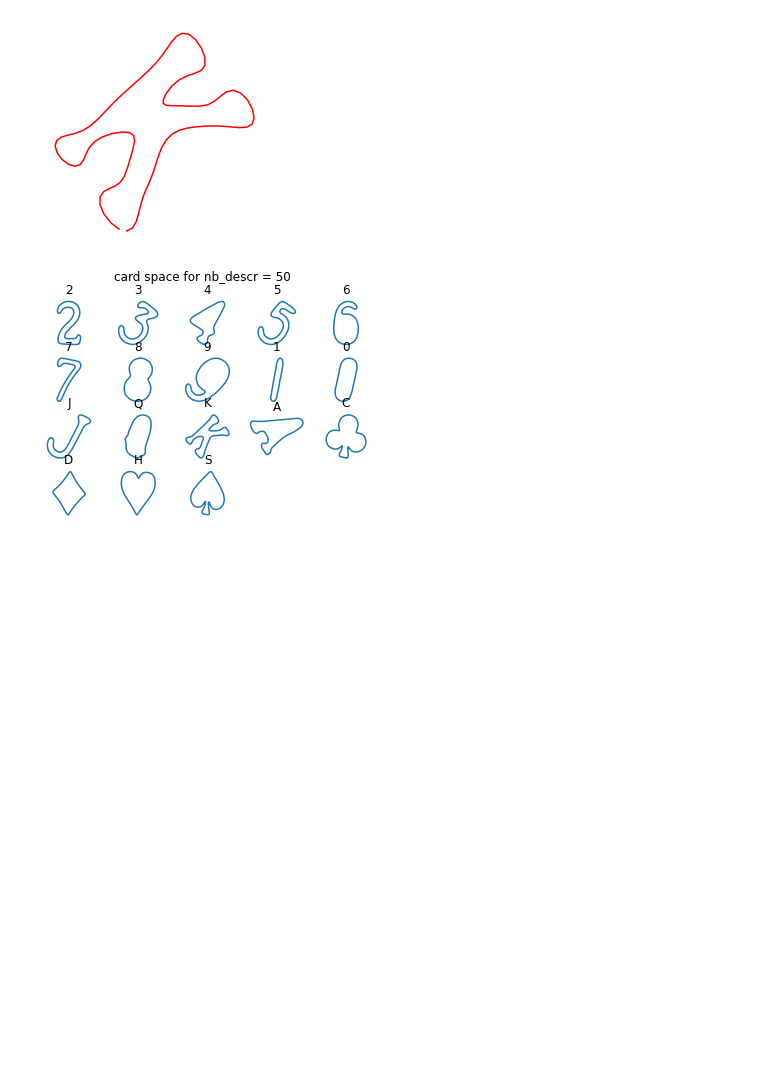
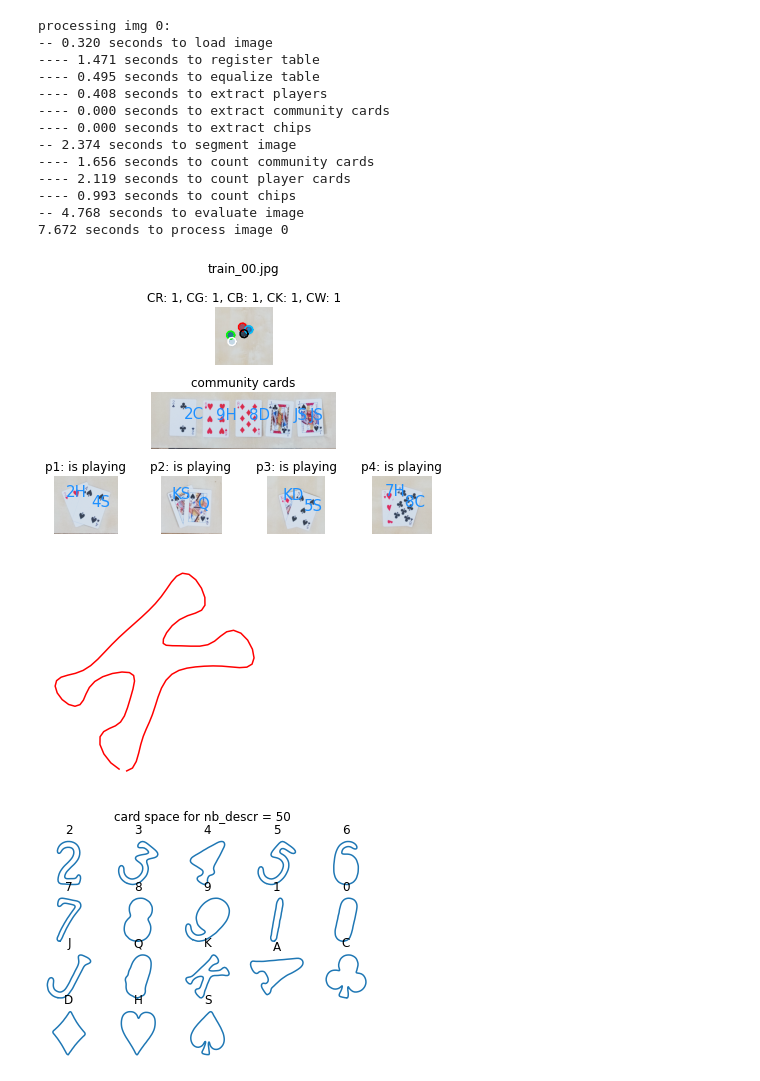
Before and after one commit to mbiselx/ImgAnlNPatRec, a Jupyter notebook: project/test_preprocessing.ipynb, the cells around one changed output. Cells and saved outputs as stored; diff of their text form; code cells hidden in the pictures; blank space fills up the shorter version.

```diff
--- a/project/test_preprocessing.ipynb
+++ b/project/test_preprocessing.ipynb
@@ -15,3 +15,41 @@ from test import *
+# %%
+# demo of total program so far
+for n in [0] :
+    start_time = time.time()
+    print("\nprocessing img %d:" % n)
+
+    tic = time.time()
+    img =  get_img(n)[::2,::2,:]
+    print("-- %.3f seconds to load image" % (time.time() - tic))
+
+    tic = time.time()
+    segments = TableSegments(img)
+    print("-- %.3f seconds to segment image" % (time.time() - tic))
+
+    tic = time.time()
+    segments.evaluate()
+    print("-- %.3f seconds to evaluate image" % (time.time() - tic))
+
+    segments.show("train_{}.jpg".format(str(n).zfill(2)))
+
+    print("%.3f seconds to process image %d" % (time.time() - start_time, n))
+
+    plt.show()
+# %% [output]
+processing img 0:
+-- 0.320 seconds to load image
+---- 1.471 seconds to register table
+---- 0.495 seconds to equalize table
+---- 0.408 seconds to extract players
+---- 0.000 seconds to extract community cards
+---- 0.000 seconds to extract chips
+-- 2.374 seconds to segment image
+---- 1.656 seconds to count community cards
+---- 2.119 seconds to count player cards
+---- 0.993 seconds to count chips
+-- 4.768 seconds to evaluate image
+7.672 seconds to process image 0
+[figure, added]
 # %%
 # demo : extract the average contour for a certain card value
 card='K'
```
Also changed, not shown: parts of 3 cells of this notebook, 13 other files.
